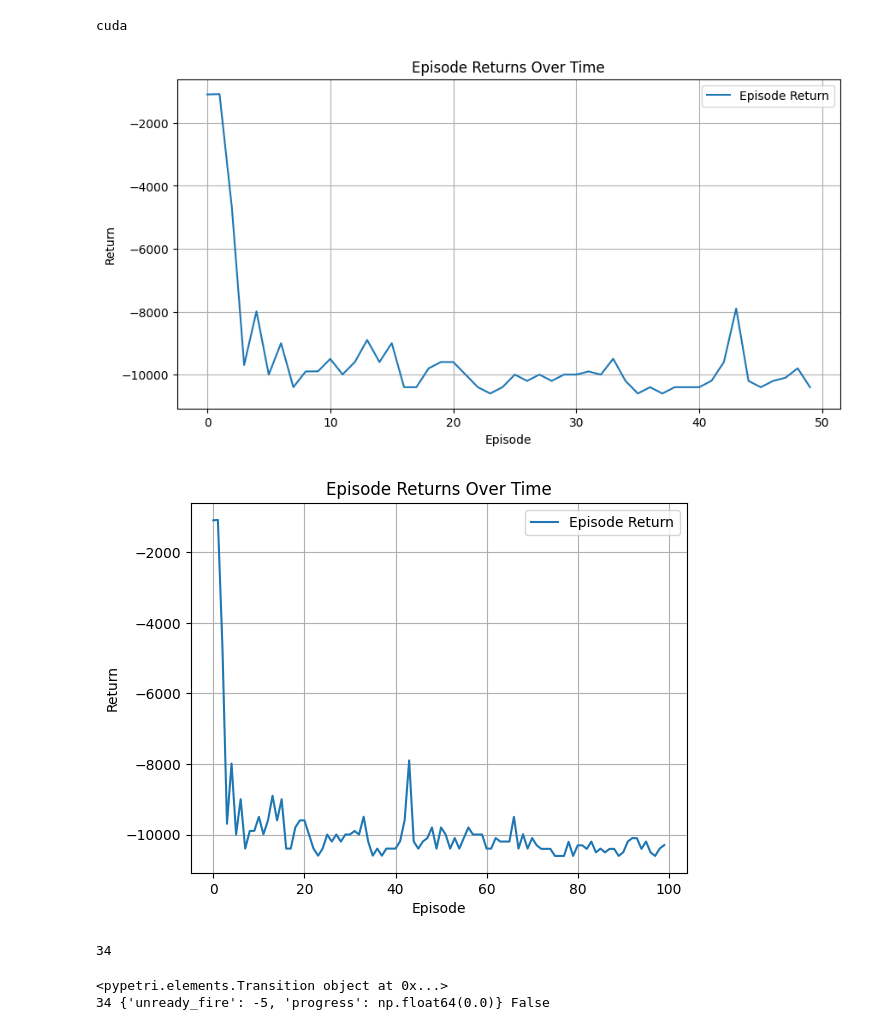
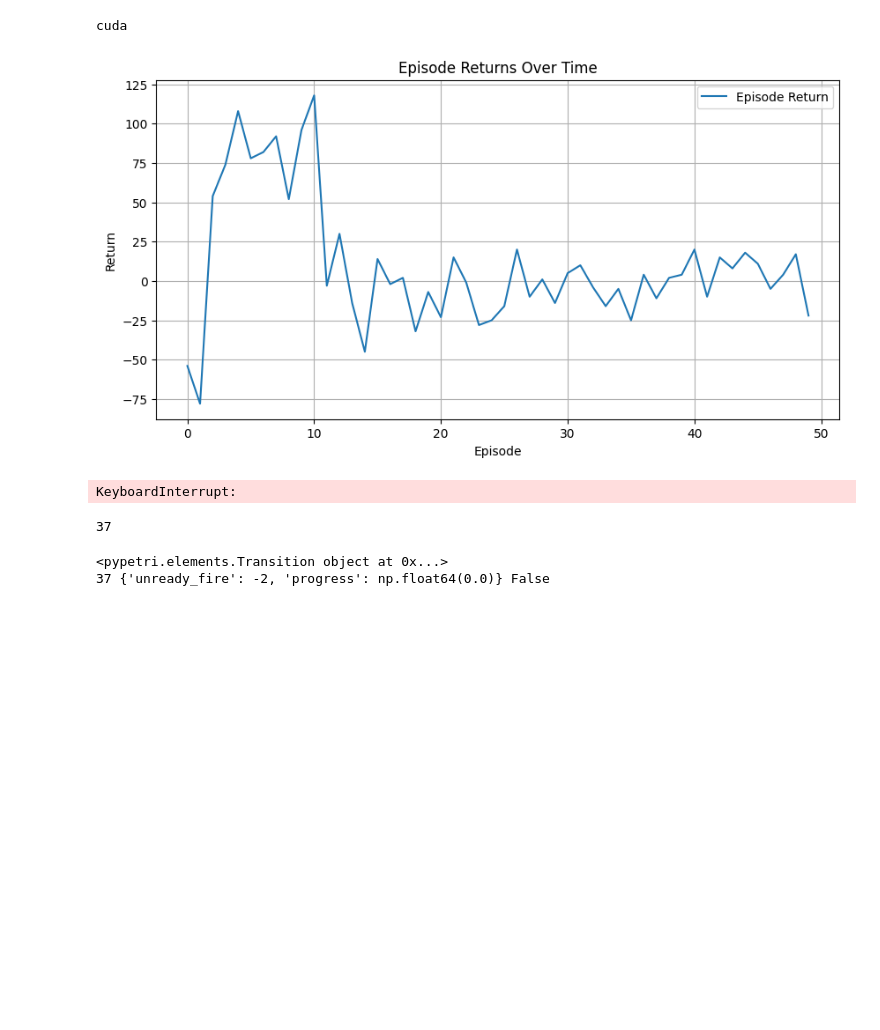
Before and after one commit to JunCay/DynamicPetriNetToolKit, a Jupyter notebook: rl_trainer_GCN_L_PPO.ipynb, the cells around one changed output. Cells and saved outputs as stored; diff of their text form; code cells hidden in the pictures; blank space fills up the shorter version.

```diff
--- a/rl_trainer_GCN_L_PPO.ipynb
+++ b/rl_trainer_GCN_L_PPO.ipynb
@@ -293,24 +293,37 @@ class PPO:
 
     def take_action(self, state):
         if np.random.random() < self.epsilon:
-            if self.epsilon > 0.01:
+            if self.epsilon > 0.00001:
                 self.epsilon *= 0.99
             action = np.random.randint(0, self.action_dim)
             return action
         else:
             state_p = state[0]
-            state_l = state[1]
+            state_t = state[1]
+            choix = np.where((state_t[:, 0] == 1) & (state_t[:, 1] == 0))[0]
+            choix = torch.tensor(choix).to(self.device)
+
             state_p = torch.tensor([state_p], dtype=torch.float).to(self.device)
-            state_l = torch.tensor([state_l], dtype=torch.float).to(self.device)
+            state_t = torch.tensor([state_t], dtype=torch.float).to(self.device)
 
-            probs = self.actor(state_p, state_l)
+            probs = self.actor(state_p, state_t)
             noise = torch.ones_like(probs) - torch.randn_like(probs) * 0.1
             probs *= noise
+
+            mask = torch.zeros_like(probs)
+            mask[-1, choix] = 1
+            probs = probs * mask
+            # print(probs)
+            # print(choix)
+            # print(mask)
+
             sums= probs.sum(dim=1, keepdim=True)
             probs = torch.div(probs, sums)
+
             action_list = torch.distributions.Categorical(probs)
 
             action = action_list.sample()
+            # print(action)
             return action.item()
 
     def update(self, transition_dict):
@@ -335,7 +348,7 @@ class PPO:
         td_delta = td_target - self.critic(p_states, t_states)
         advantage = rl_utils.compute_advantage(self.gamma, self.lmbda, td_delta.cpu()).to(self.device)
         old_log_probs = torch.log(self.actor(p_states, t_states).gather(1, actions) + 1e-10).detach()
-
+        # print(self.critic(p_states, t_states))
 
         for _ in range(self.epochs):
             log_probs = torch.log(self.actor(p_states, t_states).gather(1, actions) + 1e-10)
@@ -347,6 +360,7 @@ class PPO:
             actor_loss = torch.mean(-torch.min(surr1, surr2))
             # print(self.actor(p_states, t_states), actor_loss)
             critic_loss = torch.mean(F.mse_loss(self.critic(p_states, t_states), td_target.detach()))
+            # print(critic_loss)
             self.actor_optimizer.zero_grad()
             self.critic_optimizer.zero_grad()
             actor_loss.backward()
@@ -360,14 +374,14 @@ class PPO:
             #     if param.grad is not None:
             #         print(f'Parameter: {name}, Gradient norm: {torch.norm(param.grad)}')
 # %%
-actor_lr = 1e-3
+actor_lr = 5e-5
 critic_lr = 1e-3
 num_episodes = 500
 hidden_dim = 128
 gamma = 0.99
 lmbda = 0.95
-epochs = 10
-epsilon = 0.1   # greedy
+epochs = 20
+epsilon = 0.2   # greedy
 eps = 0.1
 
 efm_net = EmptyNet('efm_net')
@@ -397,7 +411,7 @@ plt.grid(True)
 
 return_list = []
 action_list = []
-for i in range(2):
+for i in range(100):
     with tqdm(total=int(num_episodes / 10), desc='Iteration %d' % i) as pbar:
         for i_episode in range(int(num_episodes / 10)):
             episode_return = 0
@@ -414,42 +428,43 @@ for i in range(2):
                 transition_dict['states'].append(state)
                 transition_dict['actions'].append(action)
                 transition_dict['next_states'].append(next_state)
                 transition_dict['rewards'].append(reward)
                 transition_dict['dones'].append(done)
                 state = next_state
                 episode_return += reward
 
                 if efm_net.train_time > 100:
                     done = True
 
             return_list.append(episode_return)
             agent.update(transition_dict)
             if (i_episode + 1) % 10 == 0:
                 pbar.set_postfix({'episode': '%d' % (num_episodes / 10 * i + i_episode + 1),
                                     'return': '%.3f' % np.mean(return_list[-10:])})
                 action_list.append(this_action)
             pbar.update(1)
 
     plt.cla()
     plt.plot(return_list, label='Episode Return')
     plt.title('Episode Returns Over Time')
     plt.xlabel('Episode')
     plt.ylabel('Return')
     plt.grid(True)
     plt.legend()
     plt.pause(0.1)
 
     if (i+1) % 10 == 0:
-        torch.save(agent.q_net.state_dict(), 'model/GCPN_5Layer_L_PPO.pth')
+        torch.save(agent.actor.state_dict(), 'model/PPO_actor_L.pth')
+        torch.save(agent.critic.state_dict(), 'model/PPO_critic_L.pth')
 # %% [output]
-[figure, old version]
+[figure, new version]
-[figure, removed]
+KeyboardInterrupt:
 # %%
 state = efm_net.reset()
 action = agent.take_action(state)
 print(action)
 # %% [output]
-34
+37
 # %%
 state, reward, done, reward_dict = efm_net.step(action, debug=True)
 action = agent.take_action(state)
@@ -457,7 +472,7 @@ print(efm_net.last_fire)
 print(action, reward_dict, done)
 # %% [output]
 <pypetri.elements.Transition object at 0x...>
-34 {'unready_fire': -5, 'progress': np.float64(0.0)} False
+37 {'unready_fire': -2, 'progress': np.float64(0.0)} False
 # %%
 # total_params = sum(p.numel() for p in agent.actor.gcpn_3.P2T.parameters())
 
```
Also changed, not shown: 6 other files.
